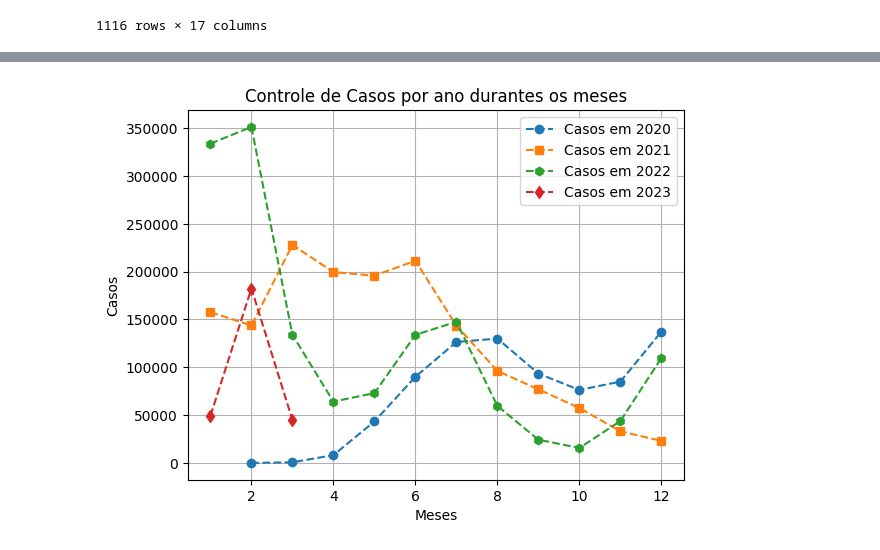
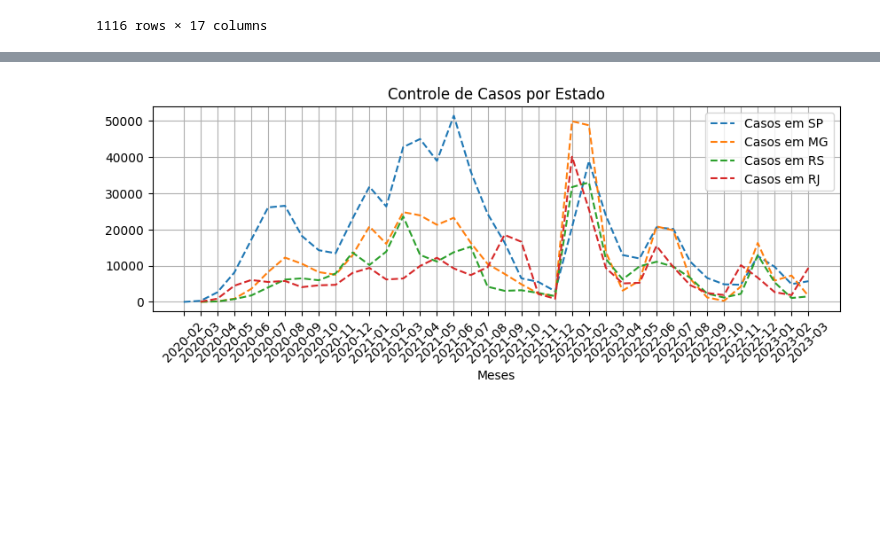
Before and after one commit to ericgbraz/COLAB_PED, a Jupyter notebook: Projeto_Final.ipynb, the cells around one changed output, grey strips where cells are left out. Cells and saved outputs as stored; diff of their text form; code cells hidden in the pictures; blank space fills up the shorter version.

```diff
--- a/Projeto_Final.ipynb
+++ b/Projeto_Final.ipynb
@@ -138,11 +113,0 @@ plt.show()
-# %%
-plt.rcdefaults()
-plt.style.use('seaborn-whitegrid')
-plt.bar(df_sp['ano_mes'], df_sp['newDeaths'], label= 'Valor Máx de Mortes em um dia '+str(df_sp['newDeaths'].max()))
-plt.title(f"Evolução de mortes em São Paulo/SP")
-plt.xlabel("Ano Mês")
-plt.ylabel("Mortes")
-plt.xticks(rotation=90)
-#plt.show()
-plt.grid(axis='y')
-plt.legend();
@@ -215,22 +428,22 @@ plt.legend();
 # %%
 plt.rcdefaults()
 
-casos_por_mes_2020 = df_final[df_final['ano'] == 2020].groupby('mes')['newCases'].sum()/10
-casos_por_mes_2021 = df_final[df_final['ano'] == 2021].groupby('mes')['newCases'].sum()/10
-casos_por_mes_2022 = df_final[df_final['ano'] == 2022].groupby('mes')['newCases'].sum()/10
-casos_por_mes_2023 = df_final[df_final['ano'] == 2023].groupby('mes')['newCases'].sum()/10
+mortes_sp = df_estado[df_estado['state'] == 'SP'].groupby('ano_mes')['newCases'].sum()/10
+mortes_mg = df_estado[df_estado['state'] == 'MG'].groupby('ano_mes')['newCases'].sum()/10
+mortes_rs = df_estado[df_estado['state'] == 'RS'].groupby('ano_mes')['newCases'].sum()/10
+mortes_rj = df_estado[df_estado['state'] == 'RJ'].groupby('ano_mes')['newCases'].sum()/10
 
-x_periodo = ['JAN','FEB','MAR','APR','MAY','JUN','JUL','AUG','SEP','OCT','NOV','DEC']
+plt.figure(figsize=(10, 3))
+plt.plot(mortes_sp.index, mortes_sp.values, label = "Casos em SP", linestyle='dashed')
+plt.plot(mortes_mg.index, mortes_mg.values, label = "Casos em MG", linestyle='dashed')
+plt.plot(mortes_rs.index, mortes_rs.values, label = "Casos em RS", linestyle='dashed')
+plt.plot(mortes_rj.index, mortes_rj.values, label = "Casos em RJ", linestyle='dashed')
 
-plt.plot(casos_por_mes_2020.index, casos_por_mes_2020.values, label = "Casos em 2020", marker = 'o',linestyle='dashed')
-plt.plot(casos_por_mes_2021.index, casos_por_mes_2021.values, label = "Casos em 2021", marker = 's',linestyle='dashed')
-plt.plot(casos_por_mes_2022.index, casos_por_mes_2022.values, label = "Casos em 2022", marker = 'h',linestyle='dashed')
-plt.plot(casos_por_mes_2023.index, casos_por_mes_2023.values, label = "Casos em 2023", marker = 'd',linestyle='dashed')
 
-plt.title("Controle de Casos por ano durantes os meses")
-plt.ylabel("Casos")
+plt.title("Controle de Casos por Estado")
 plt.xlabel("Meses")
 plt.grid()
+plt.xticks(rotation=45)
 plt.legend();
 # %% [output]
-[figure, old version]
+[figure, new version]
```
Also changed, not shown: parts of 28 cells of this notebook.
